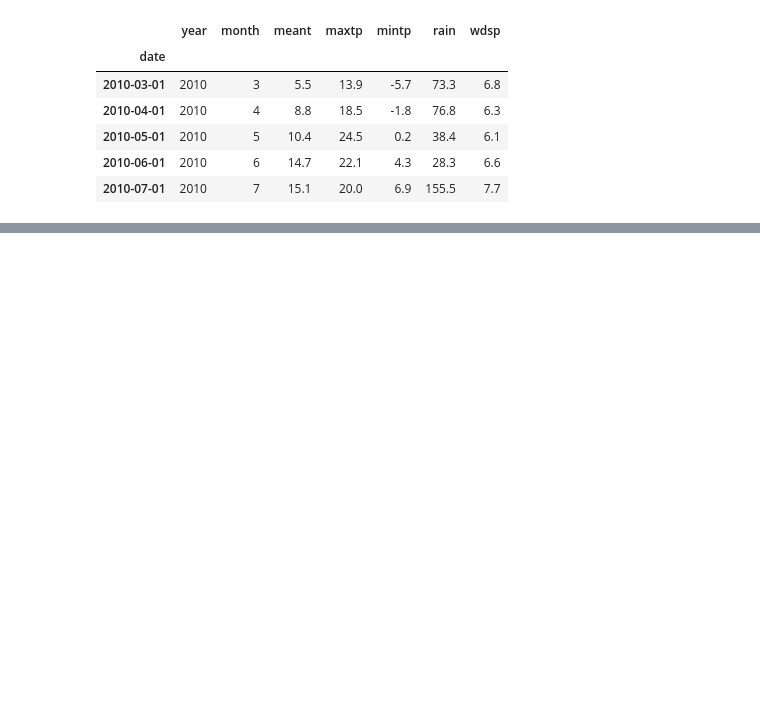
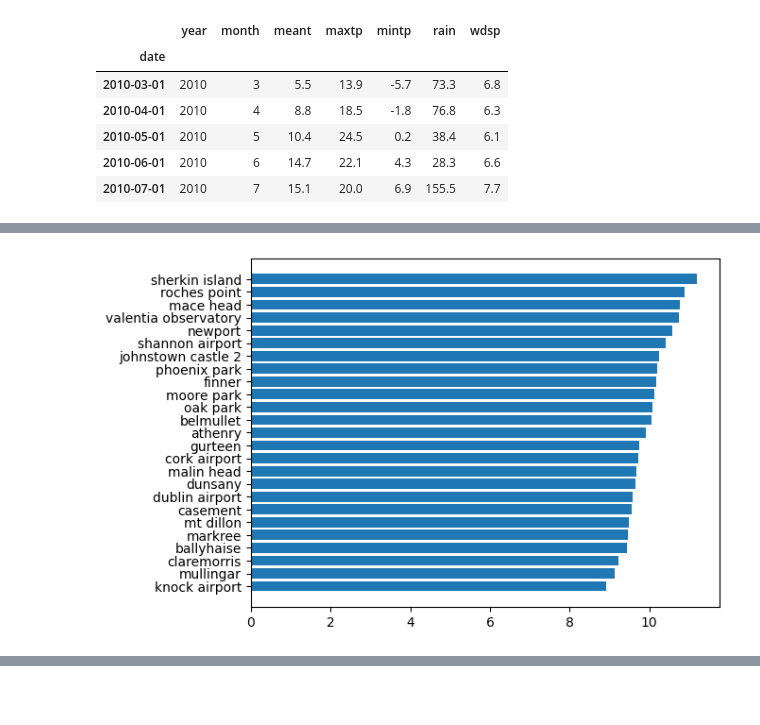
Before and after one commit to eoghanpw/PFDA-project, a Jupyter notebook: project.ipynb, the cells around one changed output, grey strips where cells are left out. Cells and saved outputs as stored; diff of their text form; code cells hidden in the pictures; blank space fills up the shorter version.

```diff
--- a/project.ipynb
+++ b/project.ipynb
@@ -448,0 +465,7 @@ monthly_df.head()
+# %%
+fig, ax = plt.subplots()
+
+ax.barh(temperature.index, temperature)
+plt.show()
+# %% [output]
+[figure, added]
```
Also changed, not shown: parts of 4 cells of this notebook, 1 other file.
